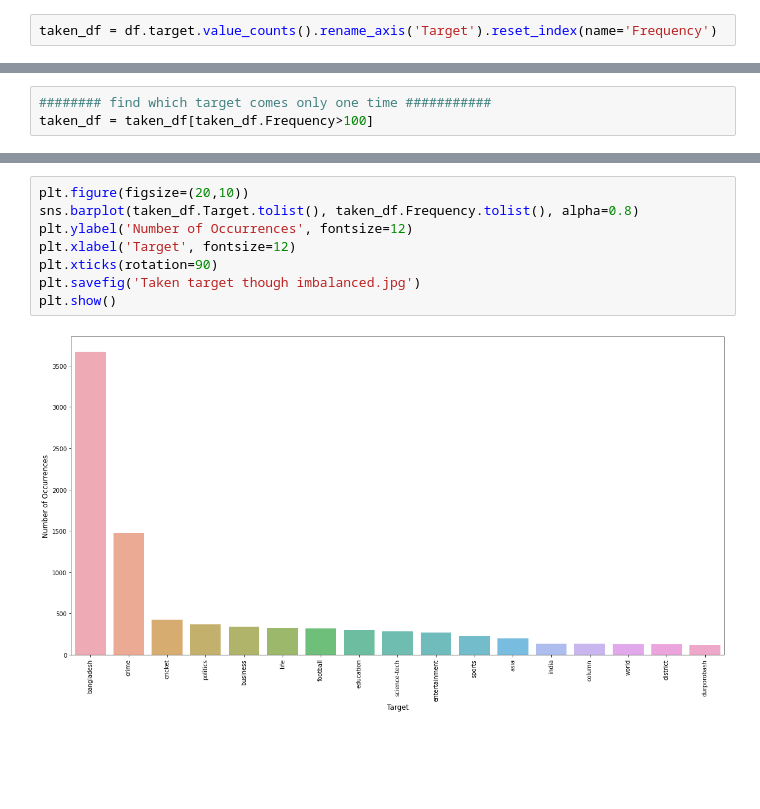
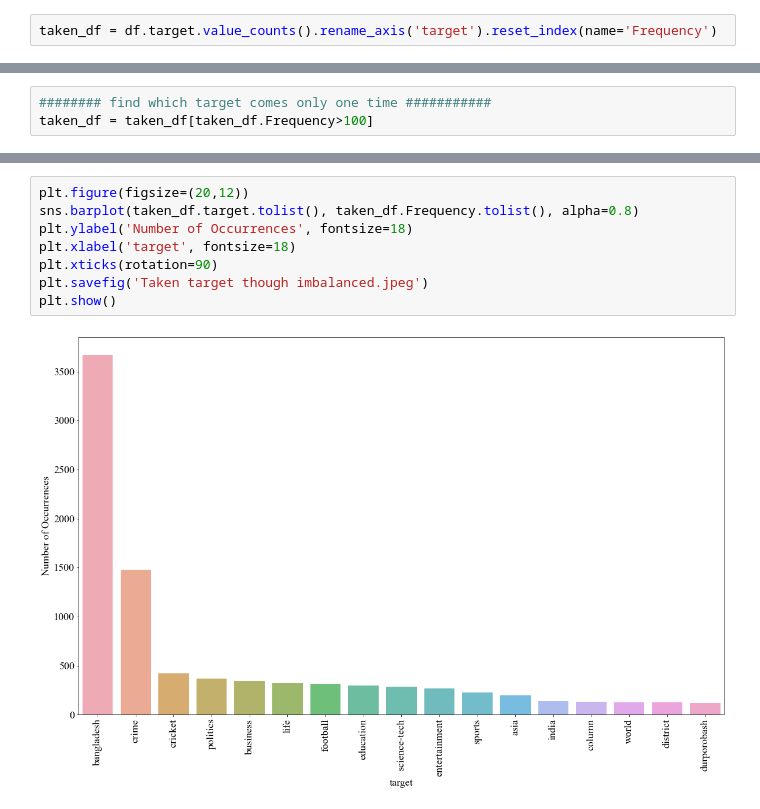
Before and after one commit to Mehedi-Bin-Hafiz/BanglaNewsPaperRecommendationSystem, a Jupyter notebook: data_preprocessing/target_manipulation.ipynb, the cells around one changed output, grey strips where cells are left out. Drawn from its saved outputs; the diff is of its cells as text; blank space fills up the shorter version.

```diff
--- a/data_preprocessing/target_manipulation.ipynb
+++ b/data_preprocessing/target_manipulation.ipynb
@@ -27,5 +37,5 @@ plt.show()
 # %%
-taken_df = df.target.value_counts().rename_axis('Target').reset_index(name='Frequency')
+taken_df = df.target.value_counts().rename_axis('target').reset_index(name='Frequency')
 # %%
 taken_df
 # %% [output]
@@ -67,12 +77,12 @@ taken_df
 | 15 | district | 125 |
 | 16 | durporobash | 119 |
 # %%
-plt.figure(figsize=(20,10))
-sns.barplot(taken_df.Target.tolist(), taken_df.Frequency.tolist(), alpha=0.8)
-plt.ylabel('Number of Occurrences', fontsize=12)
-plt.xlabel('Target', fontsize=12)
+plt.figure(figsize=(20,12))
+sns.barplot(taken_df.target.tolist(), taken_df.Frequency.tolist(), alpha=0.8)
+plt.ylabel('Number of Occurrences', fontsize=18)
+plt.xlabel('target', fontsize=18)
 plt.xticks(rotation=90)
-plt.savefig('Taken target though imbalanced.jpg')
+plt.savefig('Taken target though imbalanced.jpeg')
 plt.show()
 # %% [output]
-[figure, old version]
+[figure, new version]
```
Also changed, not shown: parts of 14 cells of this notebook, 9 other files.
